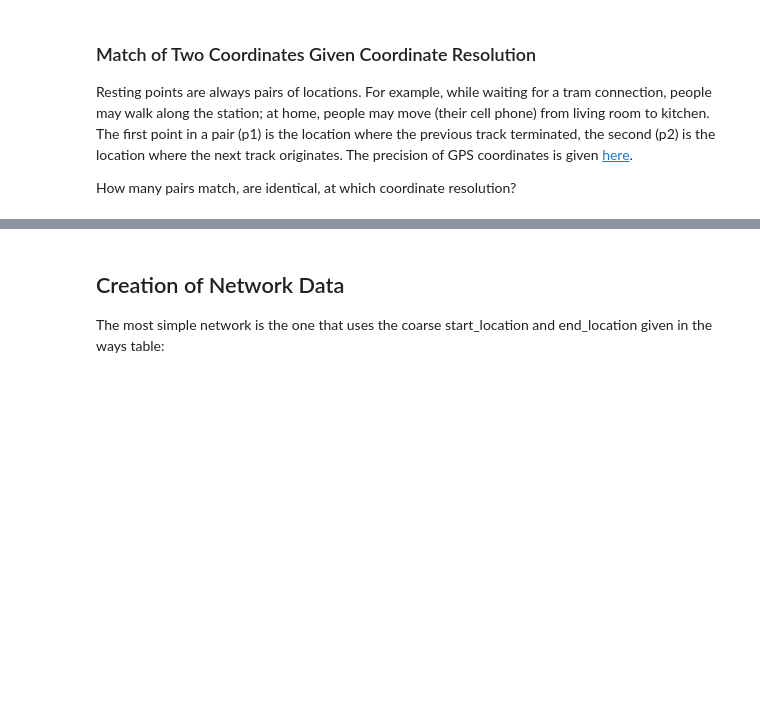
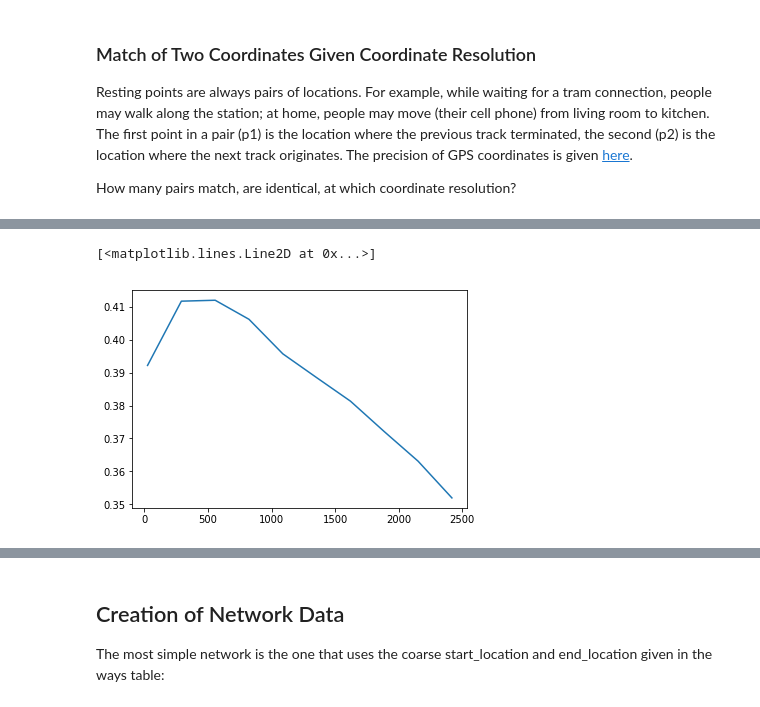
Before and after one commit to count0/flow, a Jupyter notebook: code/data_description.ipynb, the cells around one changed output, grey strips where cells are left out. Cells and saved outputs as stored; diff of their text form; code cells hidden in the pictures; blank space fills up the shorter version.

```diff
--- a/code/data_description.ipynb
+++ b/code/data_description.ipynb
@@ -367,0 +471,6 @@ sum(ways['next_rp'] == 'None')
+# %%
+plt.plot([24, 290, 556, 822, 1088, 1354, 1620, 1886, 2152, 2418], [0.39217216439370495, 0.41167420012324019, 0.41195612344442595, 0.40616983065314582, 0.39569641215894485, 0.38847427355993253, 0.38133096093397117, 0.37209044454927986, 0.36311484745853811, 0.35196442744918077]) # three decimals
+#plt.plot() # four decimals
+# %% [output]
+[<matplotlib.lines.Line2D at 0x...>]
+[figure, added]
```
Also changed, not shown: parts of 91 cells of this notebook.
